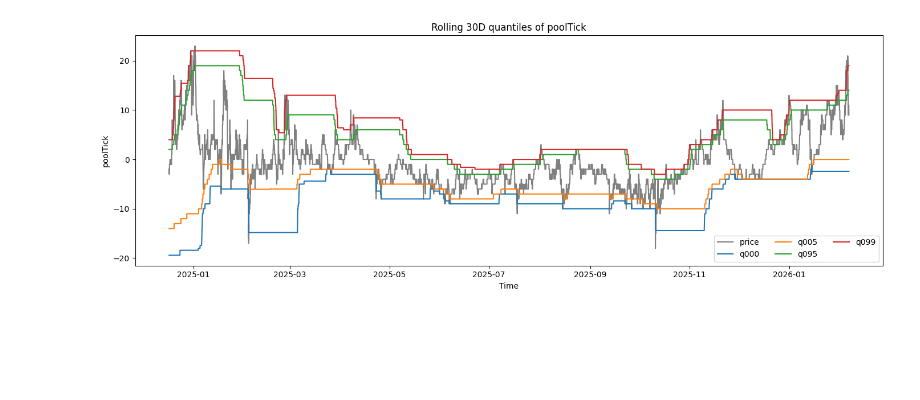
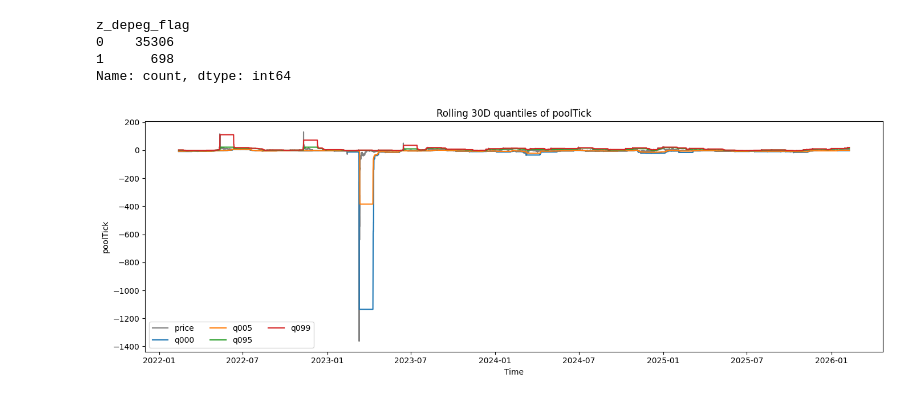
Before and after one commit to ochaff/stablecoin-depeg-forecast, a Jupyter notebook: xgboost.ipynb, the cells around one changed output. Saved outputs shown, nothing was run; the diff lists cells and outputs as text; code cells hidden in the pictures; blank space fills up the shorter version.

Commit message:
Complete early warning lightning module - add test binary statistics / Add xgboost notebook for early test

```diff
--- a/xgboost.ipynb
+++ b/xgboost.ipynb
@@ -14,7 +14,8 @@ import shap
 from xgboost import plot_importance
 from sklearn.preprocessing import StandardScaler
 # %%
-dataset = pd.read_parquet('./preprocessed_datasets/dataset_alpha_0.4_full_binarytarget_win-24_thresh-19_both.parquet')
+# dataset = pd.read_parquet('./preprocessed_datasets/dataset_alpha_0.4_full_binarytarget_win-24_thresh-19_both_dynamic-True.parquet')
+dataset = pd.read_parquet('./preprocessed_datasets/dataset_alpha_0.4_full_binarytarget_win-24_thresh-15_both_dynamic-False.parquet')
 # dataset = pd.read_parquet('./preprocessed_datasets/dataset_alpha_0.5_full_binarytarget_win-24_thresh-19_both.parquet')
 # dataset = pd.read_parquet('./preprocessed_datasets/dataset_alpha_1.0_full_binarytarget_win-24_thresh-19_both.parquet')
 dataset['timestamp'] = dataset.index
@@ -28,3 +22,7 @@ plt.plot(dataset.iloc[-int(3/2*test_size):]['timestamp'], dataset.iloc[-int(3/2*
+# %%
+# previous 1..7 hours (lags) of poolTick
+for k in range(1, 8):
+    dataset[f"poolTick_lag{k}h"] = dataset["poolTick"].shift(k)
 # %%
 TIME_COL = "timestamp"
 TARGET_COL = "target"
@@ -166,3 +236,29 @@ Best threshold by Youden's J: 0.003 (TPR=0.807, FPR=0.275)
+# %%
+
+x = dataset["poolTick"].astype(float)
+
+# Rolling 30D mean/std (uses time-based window because of DateTimeIndex)
+mu  = x.rolling("30D", min_periods=1).mean()
+sig = x.rolling("30D", min_periods=1).std(ddof=0)
+
+z30 = (x - mu) / sig.replace(0, np.nan)   # avoid divide-by-zero
+dataset["z30"] = z30
+
+# Optional: don't use z-score until full 30D history exists
+start = dataset.index.min()
+z_ok = dataset.index >= (start + pd.Timedelta(days=30))
+dataset.loc[~z_ok, "z30"] = np.nan
+
+# Example band (choose k)
+k = 3.0
+dataset["z_depeg_flag"] = (dataset["z30"].abs() >= k).fillna(False).astype(int)
+# %%
+dataset.z_depeg_flag.value_counts()
+# %% [output]
+z_depeg_flag
+0    35306
+1      698
+Name: count, dtype: int64
 # %%
 import pandas as pd
 import matplotlib.pyplot as plt
@@ -176,34 +272,33 @@ df = dataset.copy()
 # df["timestamp"] = pd.to_datetime(df["timestamp"])
 # df = df.sort_values("timestamp").set_index("timestamp")
 
 df = df.sort_index()  # if already time-indexed
 
 price_col = "poolTick"
 
 # Window: 30 days. For hourly data, you can also use window=30*24
 # If your index is a DatetimeIndex, time-based windows like "30D" work well.
 window = "30D"
 
 # Rolling quantiles (example: 1%, 5%, 50%, 95%, 99%)
-qs = [0.005, 0.05, 0.95, 0.995]
+qs = [0.0025, 0.05, 0.95, 0.9975]
 roll_q = pd.concat(
     {f"q{int(q*100):03d}": df[price_col].rolling(window).quantile(q) for q in qs},
     axis=1
 )
 
 # Plot
-plot_win = 10000
+plot_win = 35000
 fig, ax = plt.subplots(figsize=(14, 5))
 ax.plot(df.iloc[-plot_win:].index, df.iloc[-plot_win:][price_col], color="grey", linewidth=1.5, label="price")
 
 for c in roll_q.columns:
     ax.plot(roll_q.iloc[-plot_win:].index, roll_q.iloc[-plot_win:][c], linewidth=1.5, label=c)
-
 ax.set_title(f"Rolling {window} quantiles of {price_col}")
 ax.set_xlabel("Time")
 ax.set_ylabel(price_col)
 ax.legend(ncol=3)
 plt.tight_layout()
 plt.show()
 # %% [output]
-[figure, old version]
+[figure, new version]
```
Also changed, not shown: parts of 10 cells of this notebook, 4 other files.
